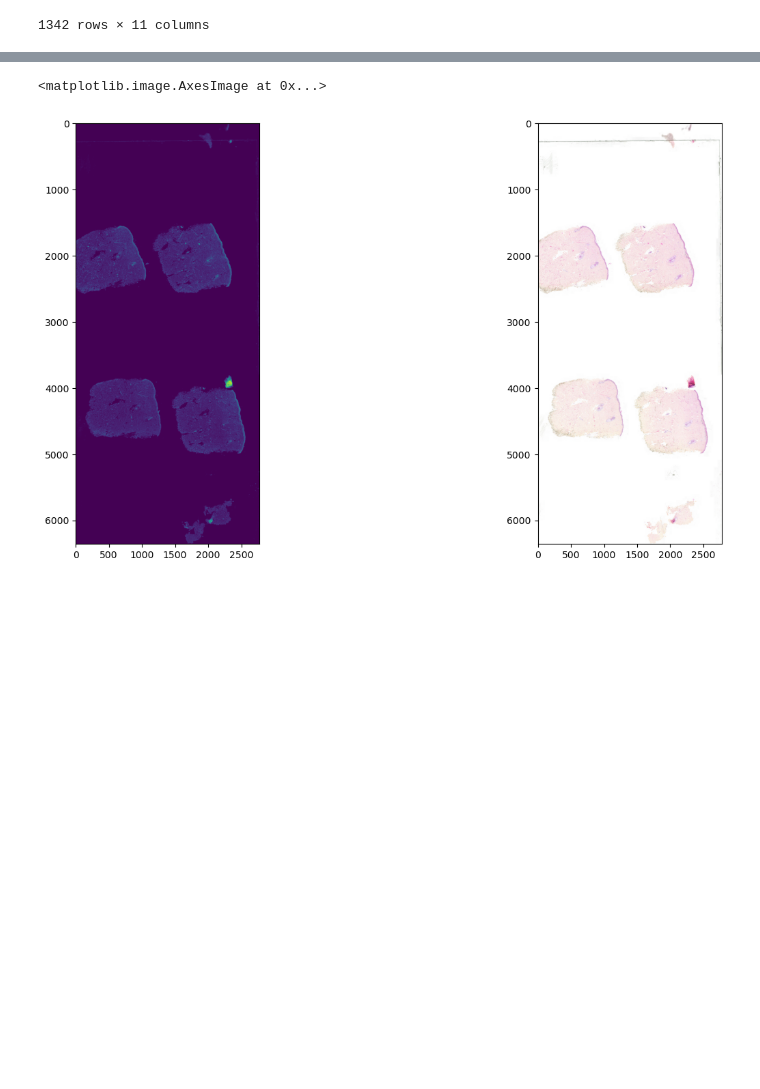
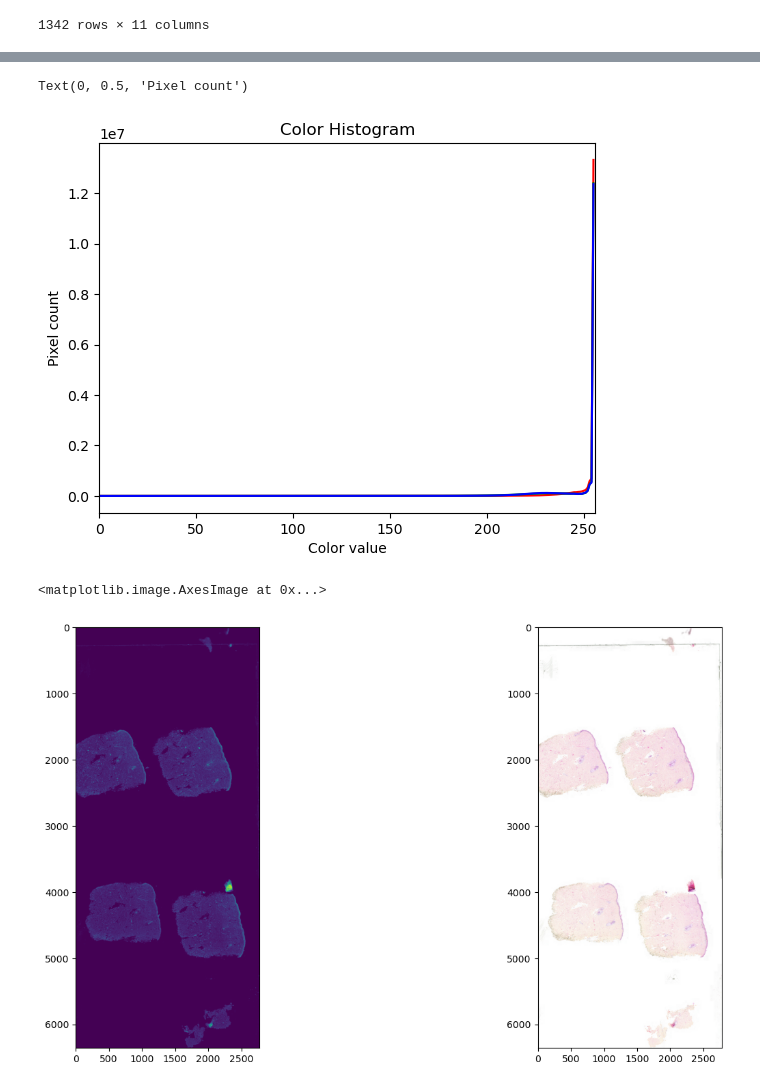
Before and after one commit to Graham-Broughton/visiomel-melanoma-runtime, a Jupyter notebook: notebooks/4.Test.ipynb, the cells around one changed output, grey strips where cells are left out. Saved outputs shown, nothing was run; the diff lists cells and outputs as text; code cells hidden in the pictures; blank space fills up the shorter version.

```diff
--- a/notebooks/4.Test.ipynb
+++ b/notebooks/4.Test.ipynb
@@ -66,3 +83,24 @@ _, s, _  = cv2.split(cv2.cvtColor(np.asarray(img), cv2.COLOR_RGB2HSV))
+# %%
+# tuple to select colors of each channel line
+colors = ("red", "green", "blue")
+image = np.asarray(img)
+
+# create the histogram plot, with three lines, one for
+# each color
+plt.figure()
+plt.xlim([0, 256])
+for channel_id, color in enumerate(colors):
+    histogram, bin_edges = np.histogram(
+        image[:, :, channel_id], bins=256, range=(0, 256)
+    )
+    plt.plot(bin_edges[0:-1], histogram, color=color)
+
+plt.title("Color Histogram")
+plt.xlabel("Color value")
+plt.ylabel("Pixel count")
+# %% [output]
+Text(0, 0.5, 'Pixel count')
+[figure, added]
 # %%
 fig, axes = plt.subplots(1, 2, figsize=(16, 8))
 axes[0].imshow(s)
```
Also changed, not shown: parts of 5 cells of this notebook, 2 other files.
